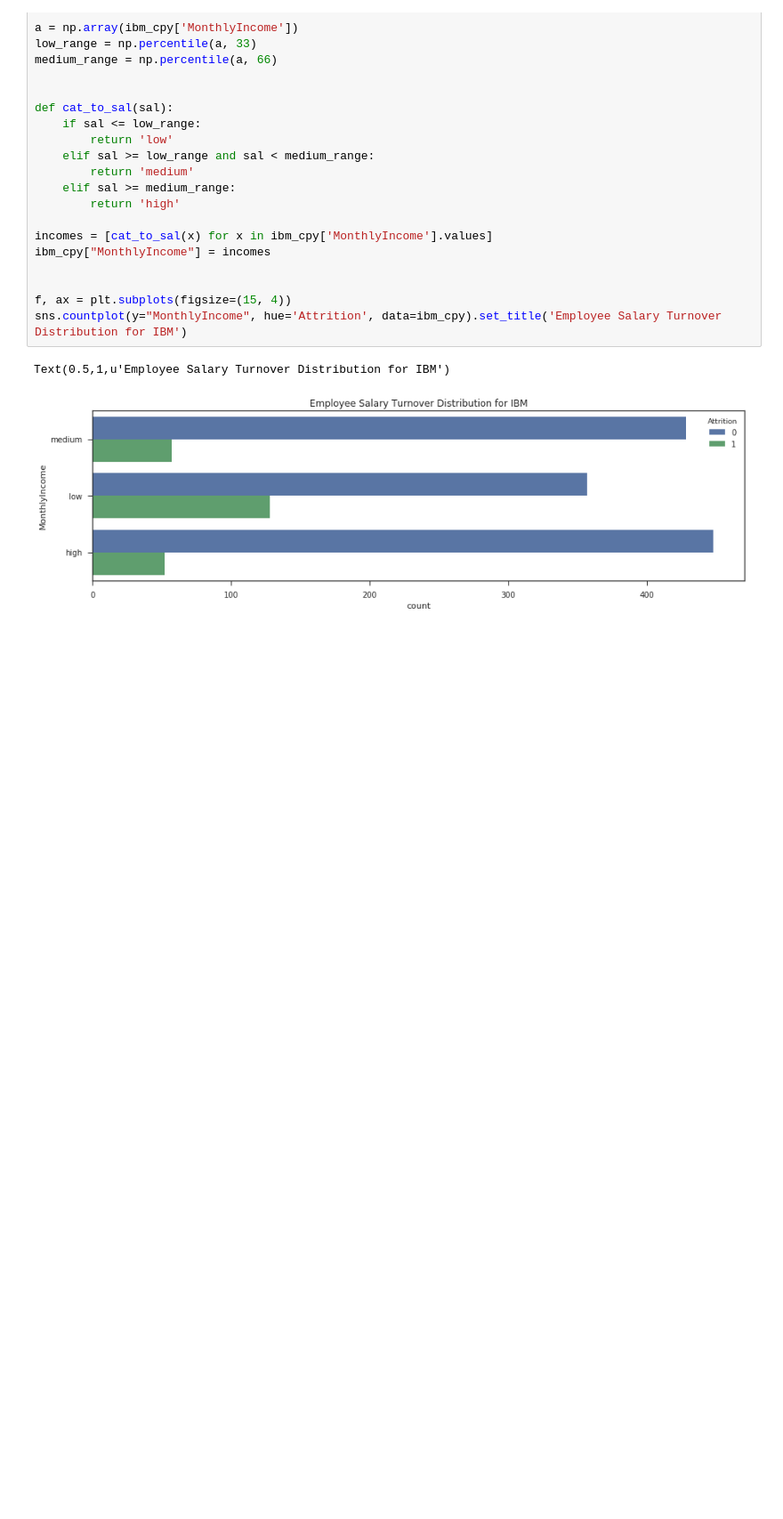
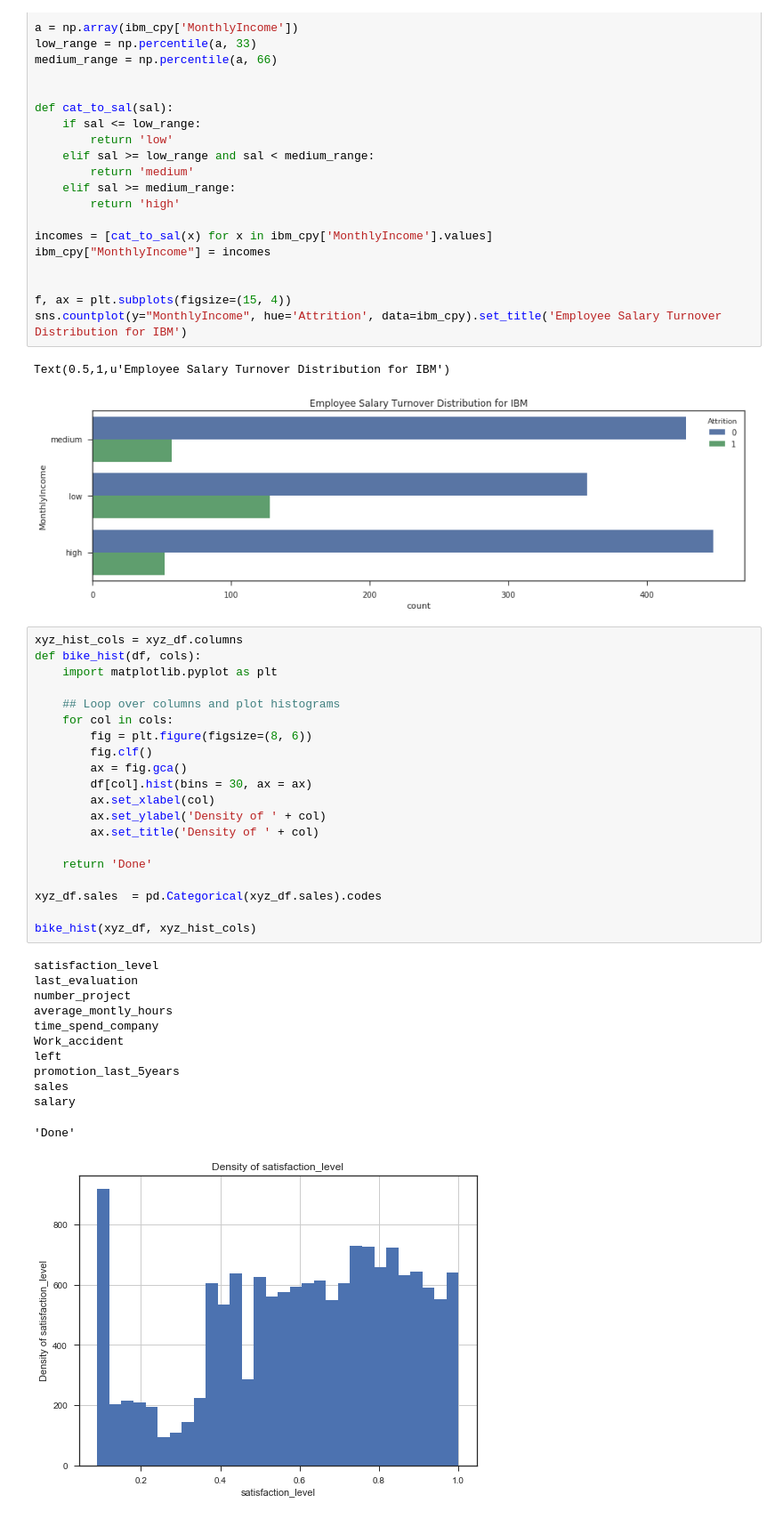
Before and after one commit to Wajih-Sid/Data-Science-Project, a Jupyter notebook: Project.ipynb, the cells around one changed output. Shown at 89% size. Saved outputs shown, nothing was run; the diff lists cells and outputs as text; blank space fills up the shorter version.

```diff
--- a/Project.ipynb
+++ b/Project.ipynb
@@ -161,3 +167,36 @@ sns.countplot(y="MonthlyIncome", hue='Attrition', data=ibm_cpy).set_title('Emplo
 # %% [output]
 Text(0.5,1,u'Employee Salary Turnover Distribution for IBM')
 [figure]
+# %%
+xyz_hist_cols = xyz_df.columns
+def bike_hist(df, cols):
+    import matplotlib.pyplot as plt
+
+    ## Loop over columns and plot histograms
+    for col in cols:
+        fig = plt.figure(figsize=(8, 6))
+        fig.clf()
+        ax = fig.gca()
+        df[col].hist(bins = 30, ax = ax)
+        ax.set_xlabel(col)
+        ax.set_ylabel('Density of ' + col)
+        ax.set_title('Density of ' + col)
+
+    return 'Done'
+
+xyz_df.sales  = pd.Categorical(xyz_df.sales).codes
+
+bike_hist(xyz_df, xyz_hist_cols)
+# %% [output]
+satisfaction_level
+last_evaluation
+number_project
+average_montly_hours
+time_spend_company
+Work_accident
+left
+promotion_last_5years
+sales
+salary
+'Done'
+[figure, added]
```
Also changed, not shown: parts of 6 cells of this notebook.
